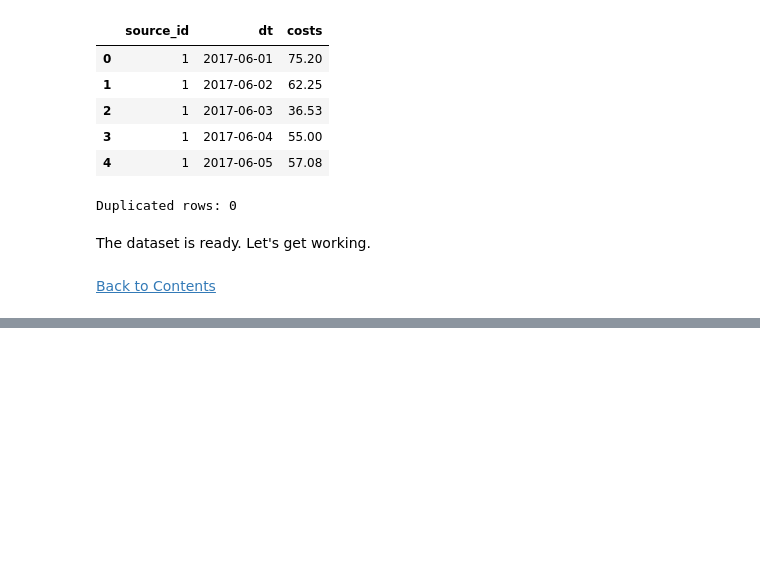
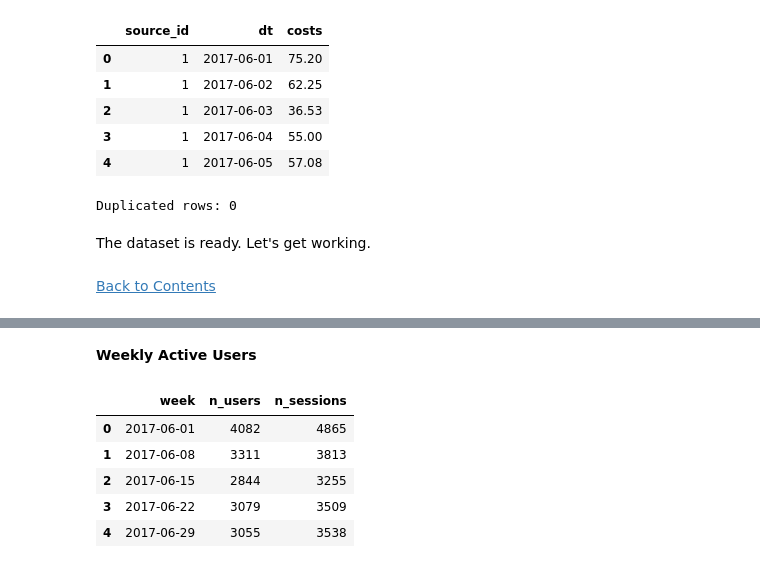
Before and after one commit to Silverscale/Yandex_marketing_opt, a Jupyter notebook: yandex_marketing.ipynb, the cells around one changed output, grey strips where cells are left out. Cells and saved outputs as stored; diff of their text form; code cells hidden in the pictures; blank space fills up the shorter version.

```diff
--- a/yandex_marketing.ipynb
+++ b/yandex_marketing.ipynb
@@ -227,0 +288,14 @@ The dataset is ready. Let's get working.
+# %% [markdown]
+**Weekly Active Users**
+# %%
+wau_new= visits.groupby('week').agg({'uid': ['nunique', 'count']}).reset_index()
+wau_new.columns=['week', 'n_users', 'n_sessions']
+
+wau_new.head()
+# %% [output]
+|  | week | n_users | n_sessions |
+| 0 | 2017-06-01 | 4082 | 4865 |
+| 1 | 2017-06-08 | 3311 | 3813 |
+| 2 | 2017-06-15 | 2844 | 3255 |
+| 3 | 2017-06-22 | 3079 | 3509 |
+| 4 | 2017-06-29 | 3055 | 3538 |
```
Also changed, not shown: parts of 14 cells of this notebook.
